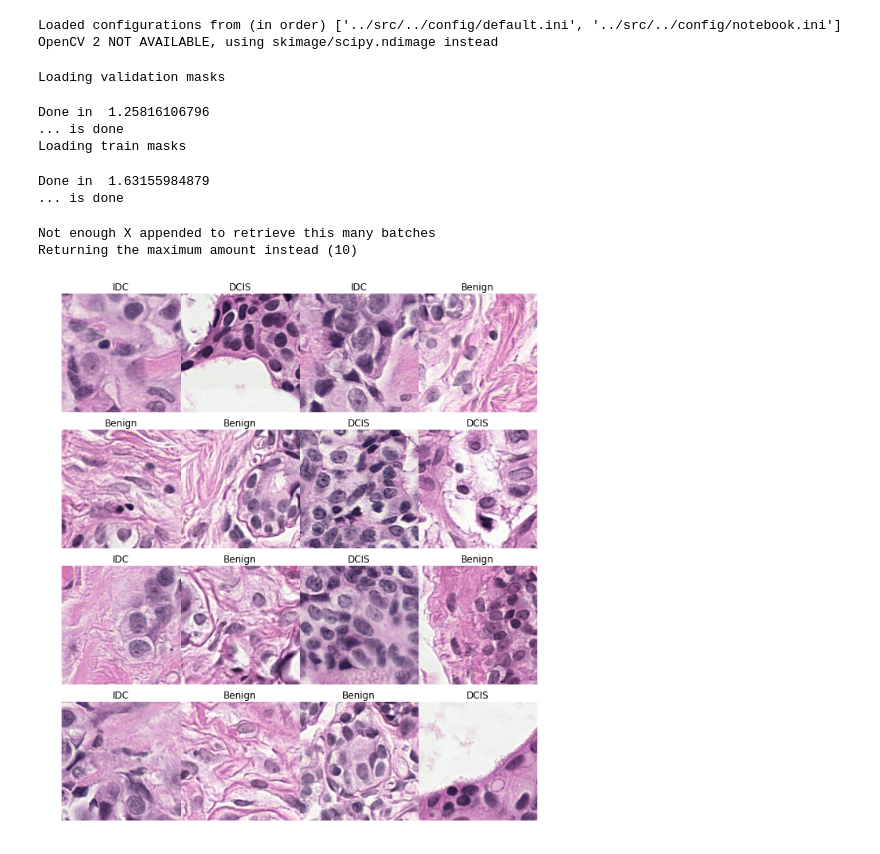
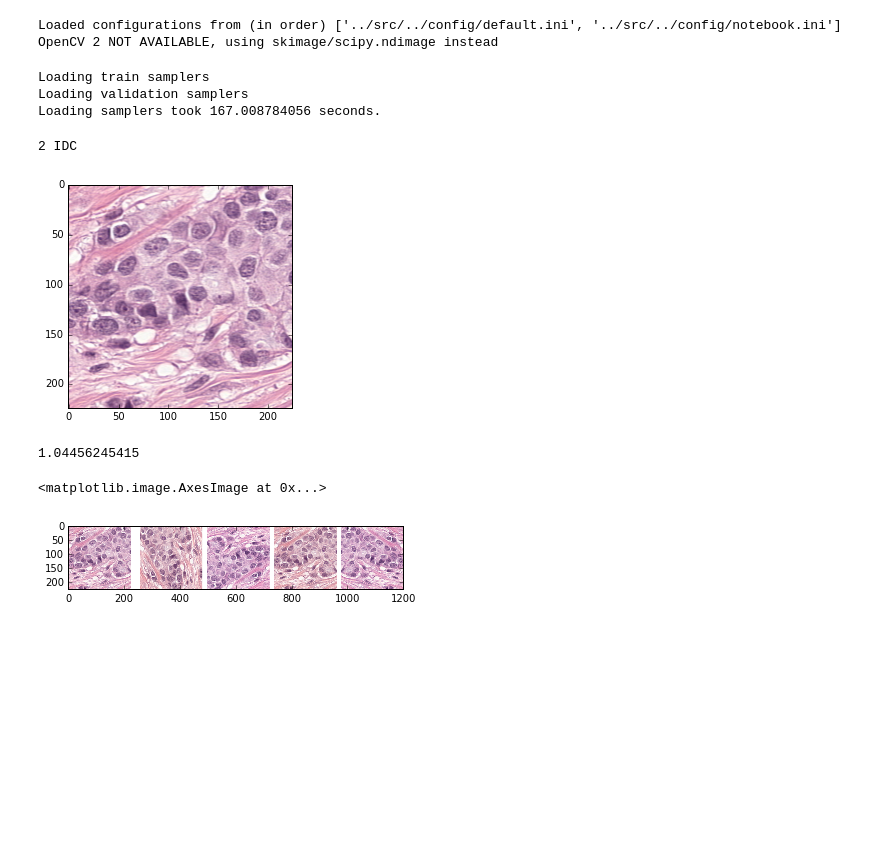
Before and after one commit to gzuidhof/whole-slide-breast-cancer-classification, a Jupyter notebook: notebooks/ContinuousParallelBatchIterator tests.ipynb, the cells around one changed output. Cells and saved outputs as stored; diff of their text form; code cells hidden in the pictures; blank space fills up the shorter version.

```diff
--- a/notebooks/ContinuousParallelBatchIterator tests.ipynb
+++ b/notebooks/ContinuousParallelBatchIterator tests.ipynb
@@ -6,29 +6,67 @@ from params import params as P
 import numpy as np
 import patch_sampling
 import cparallel
+import matplotlib.pyplot as plt
+import augment
 np.random.seed(1)
-P.DATA_LEVEL=0
+P.DATA_LEVEL=1
 # %% [output]
 Loaded configurations from (in order) ['../src/../config/default.ini', '../src/../config/notebook.ini']
 OpenCV 2 NOT AVAILABLE, using skimage/scipy.ndimage instead
 # %%
-train_generator, validation_generator = patch_sampling.prepare_sampler()
+train_generator, validation_generator = patch_sampling.prepare_custom_sampler(override_cache_size=1)
 # %% [output]
-Loading validation masks
+Loading train samplers
+Loading validation samplers
+Loading samplers took 167.008784056 seconds.
-Done in  1.25816106796
-... is done
-Loading train masks
-Done in  1.63155984879
-... is done
 # %%
-reload(cparallel)
-X_val = [16]*10
+X_val = [16]*100
 val_gen = cparallel.ContinuousParallelBatchIterator(validation_generator, ordered=False,
                                                 batch_size=1,
                                                 multiprocess=False,
                                                 n_producers=2)
 val_gen.append(X_val)
 val_gen.start()
+# %%
+# Create augmentation examples
+
+
+batch = list(val_gen(1))[0]
+images, labels, filenames = batch
+images = images.transpose(0,2,3,1)
+images[:,:,:,0] += P.MEAN_PIXEL[0]
+images[:,:,:,1] += P.MEAN_PIXEL[1]
+images[:,:,:,2] += P.MEAN_PIXEL[2]
+# %%
+from dataset import label_name
+im = images[10]
+label = labels[9]
+print label, label_name(label)
+
+plt.imshow(im)
+plt.show()
+
+res = np.array(im)
+
+print np.random.uniform(*P.AUGMENTATION_PARAMS['hue_range'])
+# Add some augmentations
+for n in range(4):
+    aug = augment.augment([im.transpose(2,0,1)])[0]
+    aug = aug.transpose(1,2,0)
+    #plt.imshow(aug)
+    #plt.show()
+
+    res = np.hstack((res, np.ones((224,32 if n < 1 else 16,3)),aug))
+
+plt.imsave('out10.png', res)
+
+plt.imshow(res)
+# %% [output]
+2 IDC
+[figure, added]
+1.04456245415
+<matplotlib.image.AxesImage at 0x...>
+[figure, added]
 # %%
 %timeit
 from tqdm import tqdm
@@ -62,10 +100,6 @@ for b,batch in enumerate(val_gen(11)):
 
     plt.subplots_adjust(wspace = -0.3, hspace=0.15)
     plt.show()
-# %% [output]
-Not enough X appended to retrieve this many batches
-Returning the maximum amount instead (10)
-[figure, removed]
 # %%
 np.random.seed(0)
 for batch in val_gen:
```
Also changed, not shown: 46 other files.
